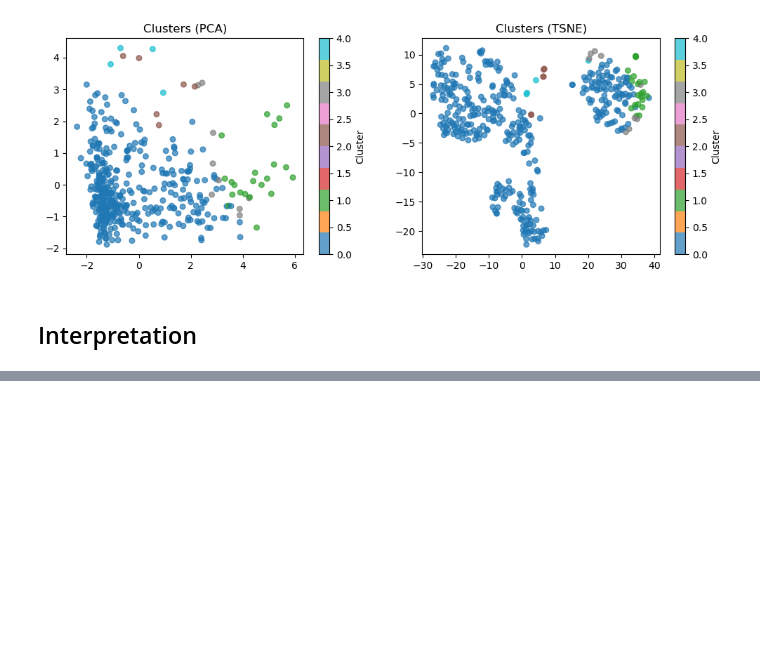
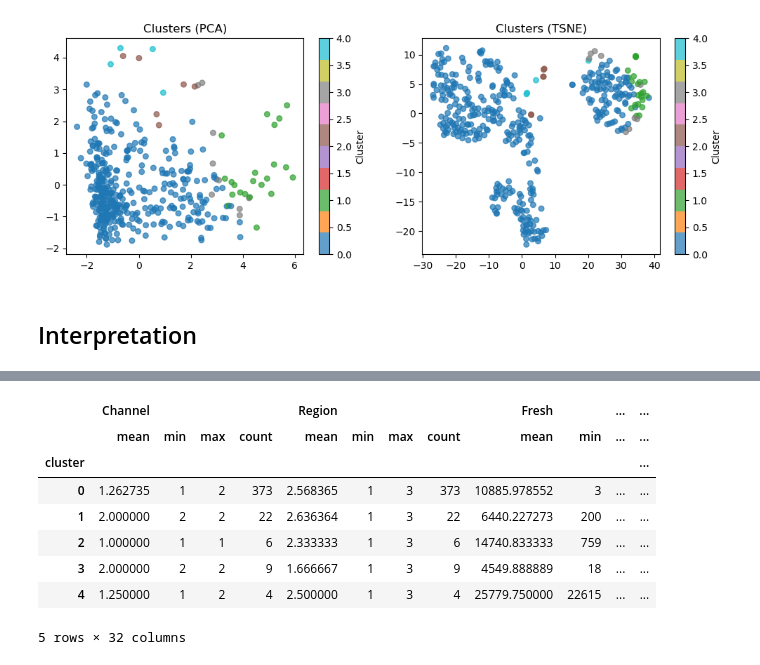
Before and after one commit to MostafaBelo/Konecta_Assignments, a Jupyter notebook: Assignment 4/submission.ipynb, the cells around one changed output, grey strips where cells are left out. Cells and saved outputs as stored; diff of their text form; code cells hidden in the pictures; blank space fills up the shorter version.

```diff
--- a/Assignment 4/submission.ipynb
+++ b/Assignment 4/submission.ipynb
@@ -486,0 +533,20 @@ plot_clusters(X, models["MeanShift"]["labels"])
+# %%
+cluster_summary(df, models["MeanShift"]["labels"], "meanshift_summary.csv")
+
+# The summary shows five groups
+# Each group specializes in purchasing a certain category except for Group A which are low spenders in general
+
+# Group B specializes in Detergents_Paper
+# Group C specializes in Milk and Frozen
+# Group D specializes in Grocery
+# Group E specializes in Fresh
+# %% [output]
+|  | Channel |  |  |  | Region |  |  |  | Fresh |  | ... | ... |
+|  | mean | min | max | count | mean | min | max | count | mean | min | ... | ... |
+| cluster |  |  |  |  |  |  |  |  |  |  |  | ... |
+| 0 | 1.262735 | 1 | 2 | 373 | 2.568365 | 1 | 3 | 373 | 10885.978552 | 3 | ... | ... |
+| 1 | 2.000000 | 2 | 2 | 22 | 2.636364 | 1 | 3 | 22 | 6440.227273 | 200 | ... | ... |
+| 2 | 1.000000 | 1 | 1 | 6 | 2.333333 | 1 | 3 | 6 | 14740.833333 | 759 | ... | ... |
+| 3 | 2.000000 | 2 | 2 | 9 | 1.666667 | 1 | 3 | 9 | 4549.888889 | 18 | ... | ... |
+| 4 | 1.250000 | 1 | 2 | 4 | 2.500000 | 1 | 3 | 4 | 25779.750000 | 22615 | ... | ... |
+5 rows × 32 columns
```
Also changed, not shown: parts of 13 cells of this notebook, 4 other files.
